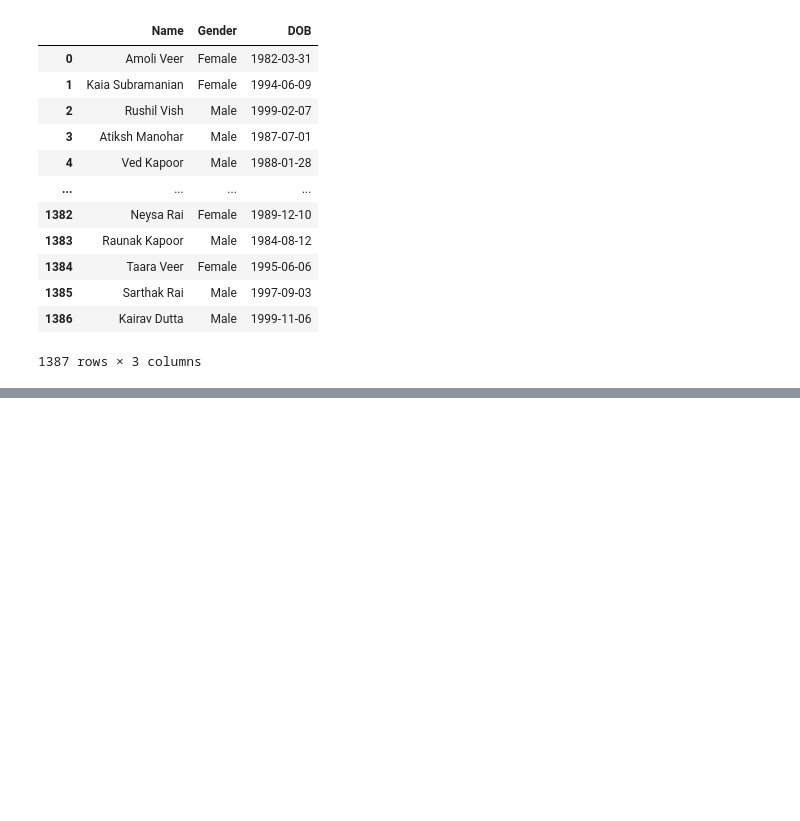
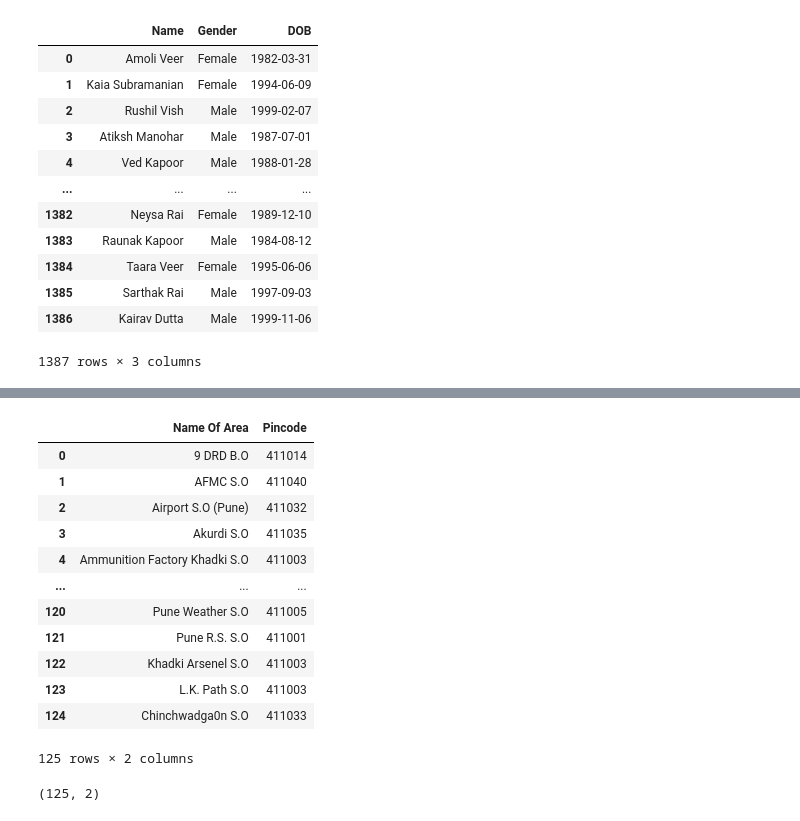
Before and after one commit to darayn/RS-FinalYear-Fitness-Freaks, a Jupyter notebook: Data Preparation 2 - DOB, Locality.ipynb, the cells around one changed output, grey strips where cells are left out. Drawn from its saved outputs; the diff is of its cells as text; code cells hidden in the pictures; blank space fills up the shorter version.

Commit message:
locations csv updated

```diff
--- a/Data Preparation 2 - DOB, Locality.ipynb
+++ b/Data Preparation 2 - DOB, Locality.ipynb
@@ -74,0 +103,2 @@ df.to_csv("Name Sheet With Gender.csv")
+# %%
+locations_dict = {(Name[i].find('a').text):(Pincodes[i].find('td' , class_ = 'h6').text) for i in range(1,130)}
@@ -74,0 +125,26 @@ df.to_csv("Name Sheet With Gender.csv")
+# %%
+s = pd.Series(locations_dict, name='Pincode')
+# %%
+s.index.name = 'Name Of Area'
+# %%
+location_df = s.reset_index()
+# %%
+location_df
+# %% [output]
+|  | Name Of Area | Pincode |
+| 0 | 9 DRD B.O | 411014 |
+| 1 | AFMC S.O | 411040 |
+| 2 | Airport S.O (Pune) | 411032 |
+| 3 | Akurdi S.O | 411035 |
+| 4 | Ammunition Factory Khadki S.O | 411003 |
+| ... | ... | ... |
+| 120 | Pune Weather S.O | 411005 |
+| 121 | Pune R.S. S.O | 411001 |
+| 122 | Khadki Arsenel S.O | 411003 |
+| 123 | L.K. Path S.O | 411003 |
+| 124 | Chinchwadga0n S.O | 411033 |
+125 rows × 2 columns
+# %%
+location_df.shape
+# %% [output]
+(125, 2)
```
Also changed, not shown: parts of 10 cells of this notebook, 1 other file.
